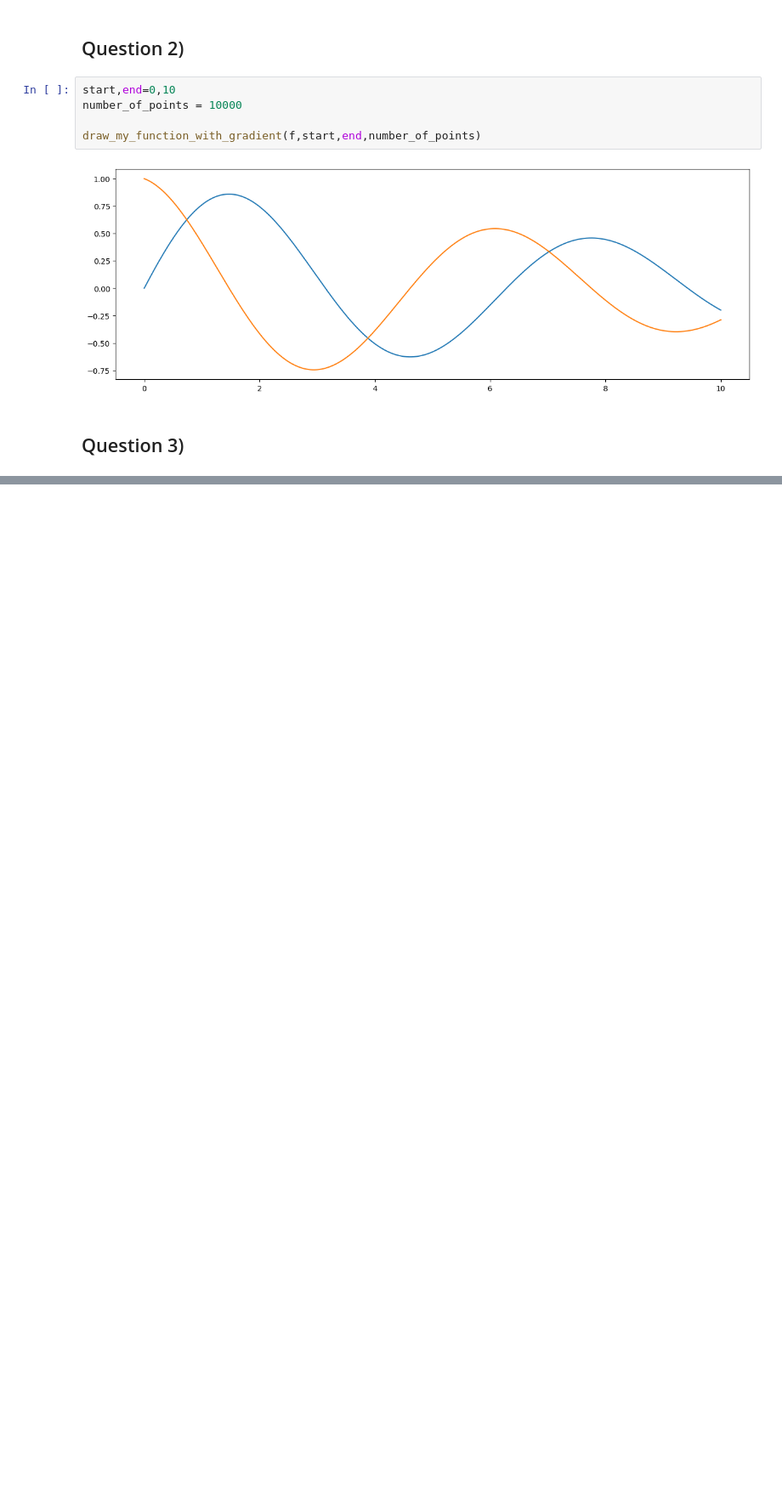
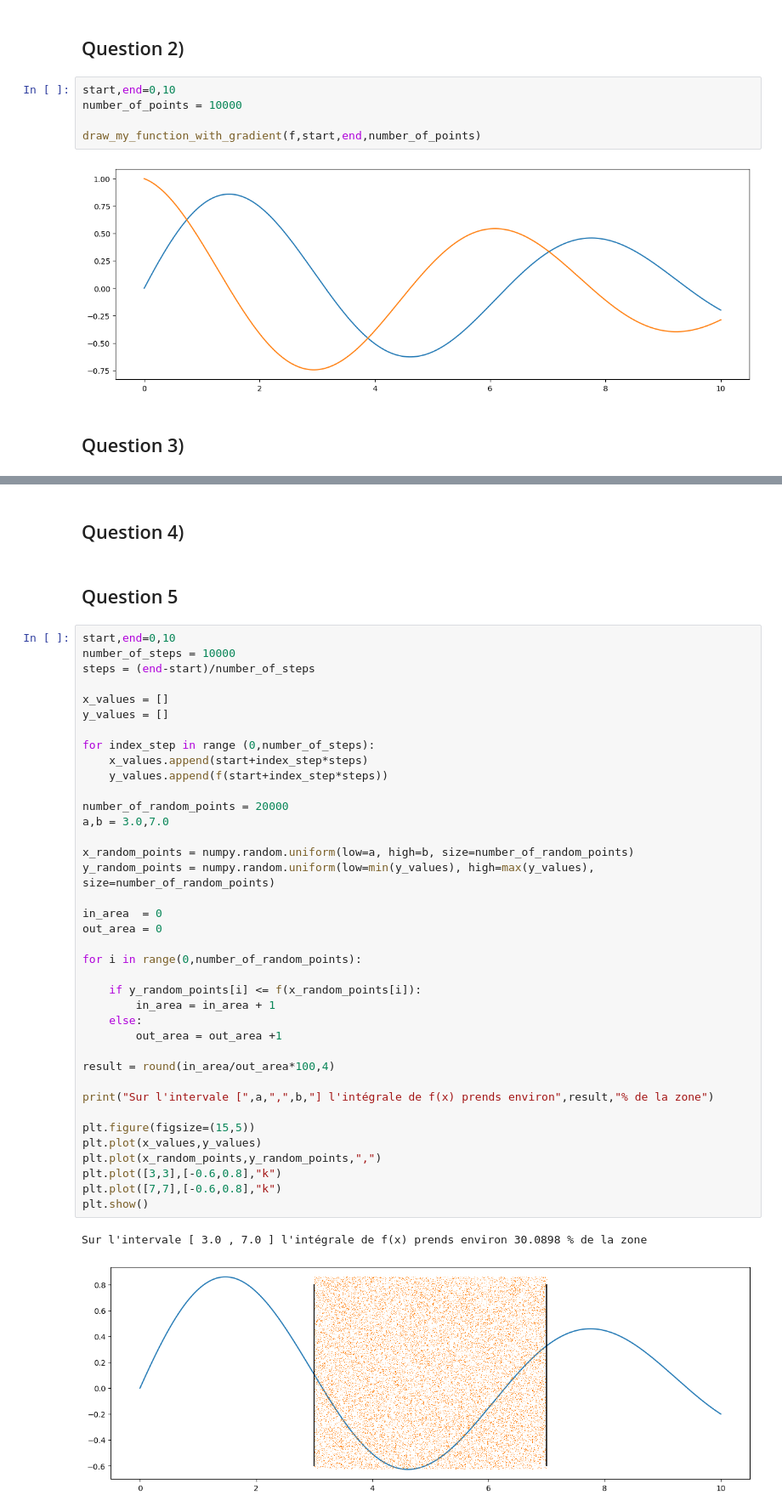
Before and after one commit to adrien-formoso/math_exam, a Jupyter notebook: main.ipynb, the cells around one changed output, grey strips where cells are left out. Shown: that part at 85% size. Cells and saved outputs as stored; diff of their text form; blank space fills up the shorter version.

Commit message:
question 5 v1

```diff
--- a/main.ipynb
+++ b/main.ipynb
@@ -112,0 +118,45 @@ plt.show()
+# %% [markdown]
+## Question 4)
+# %% [markdown]
+## Question 5
+# %%
+start,end=0,10
+number_of_steps = 10000
+steps = (end-start)/number_of_steps
+
+x_values = []
+y_values = []
+
+for index_step in range (0,number_of_steps):
+    x_values.append(start+index_step*steps)
+    y_values.append(f(start+index_step*steps))
+
+number_of_random_points = 20000
+a,b = 3.0,7.0
+
+x_random_points = numpy.random.uniform(low=a, high=b, size=number_of_random_points)
+y_random_points = numpy.random.uniform(low=min(y_values), high=max(y_values), size=number_of_random_points)
+
+in_area  = 0
+out_area = 0
+
+for i in range(0,number_of_random_points):
+
+    if y_random_points[i] <= f(x_random_points[i]):
+        in_area = in_area + 1
+    else:
+        out_area = out_area +1
+
+result = round(in_area/out_area*100,4)
+
+print("Sur l'intervale [",a,",",b,"] l'intégrale de f(x) prends environ",result,"% de la zone")
+
+plt.figure(figsize=(15,5))
+plt.plot(x_values,y_values)
+plt.plot(x_random_points,y_random_points,",")
+plt.plot([3,3],[-0.6,0.8],"k")
+plt.plot([7,7],[-0.6,0.8],"k")
+plt.show()
+# %% [output]
+Sur l'intervale [ 3.0 , 7.0 ] l'intégrale de f(x) prends environ 30.0898 % de la zone
+[figure, added]
```
Also changed, not shown: parts of 3 cells of this notebook.
